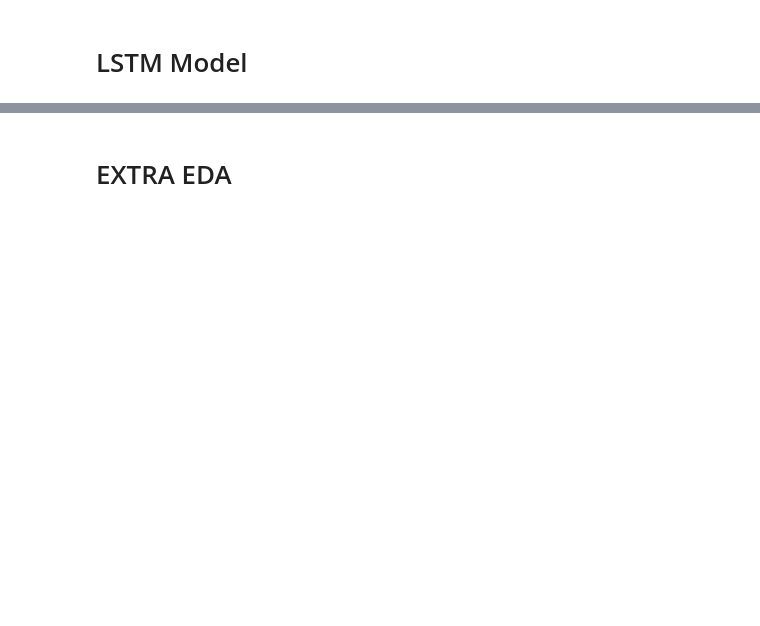
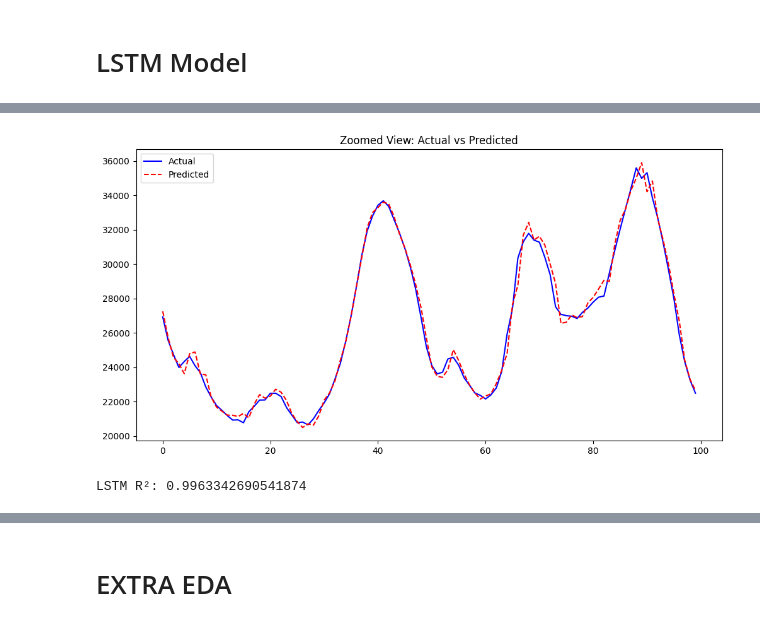
Before and after one commit to ruchira0011/Electricity-Demand-Forecasting-in-Great-Britain, a Jupyter notebook: Energy_Demand_Prediction_trial.ipynb, the cells around one changed output, grey strips where cells are left out. Drawn from its saved outputs; the diff is of its cells as text; code cells hidden in the pictures; blank space fills up the shorter version.

```diff
--- a/Energy_Demand_Prediction_trial.ipynb
+++ b/Energy_Demand_Prediction_trial.ipynb
@@ -597,3 +597,19 @@ LSTM RMSE: 439.30954490302315
+# %%
+plt.figure(figsize=(12,6))
+plt.plot(y_test_real[-100:], label='Actual', color='blue')
+plt.plot(pred[-100:], label='Predicted', color='red', linestyle='--')
+plt.title("Zoomed View: Actual vs Predicted")
+plt.legend()
+plt.show()
+# %% [output]
+[figure, added]
+# %%
+from sklearn.metrics import r2_score
+
+r2 = r2_score(y_test_real, pred)
+print("LSTM R²:", r2)
+# %% [output]
+LSTM R²: 0.9963342690541874
 # %%
 # Get correct time index for test set
 test_index = test.index[SEQ_LEN:]  # skip first 48 due to sequence creation
```
Also changed, not shown: parts of 25 cells of this notebook.
